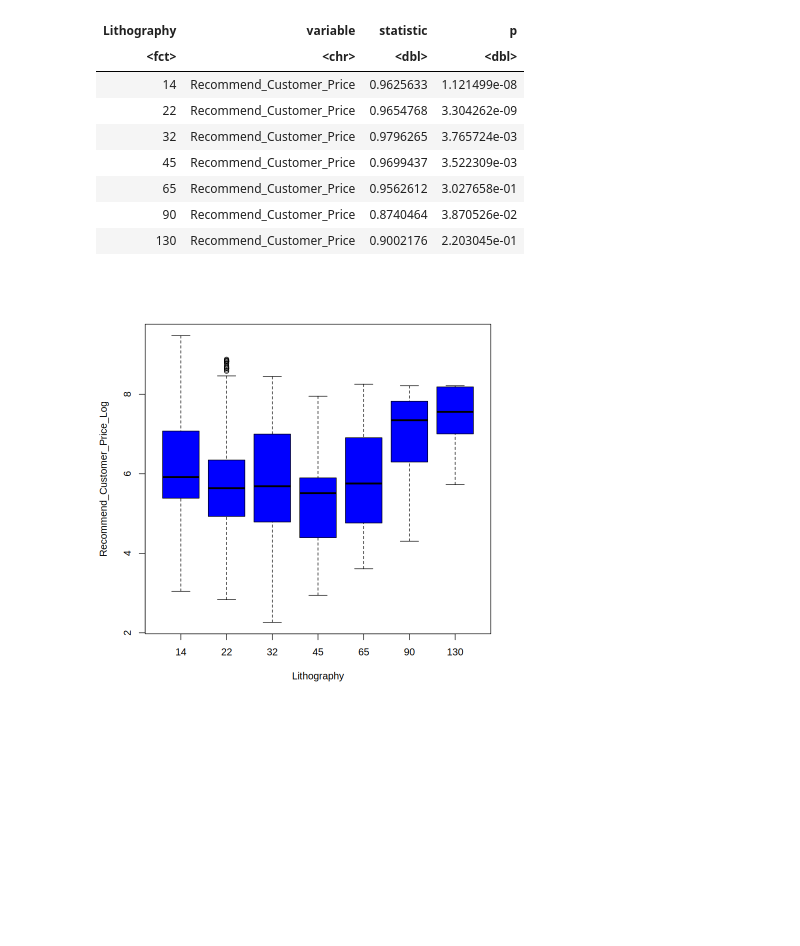
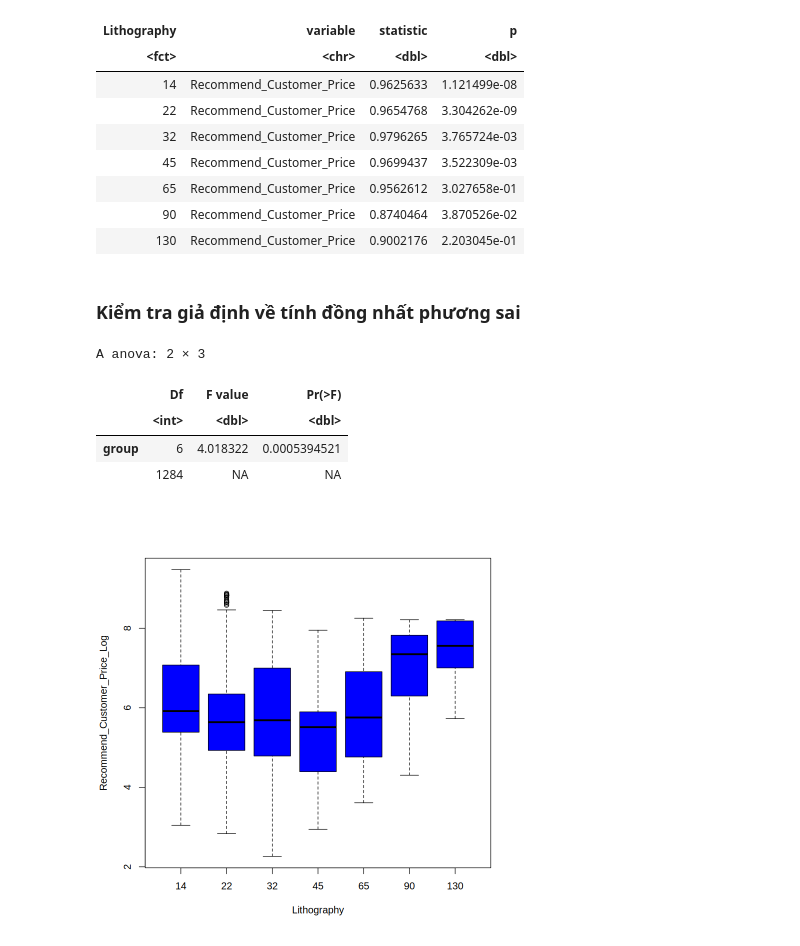
Before and after one commit to Hoangnhat4869/Group18_BTL_xstk, a Jupyter notebook: anova_jupyter.ipynb, the cells around one changed output. Cells and saved outputs as stored; diff of their text form; code cells hidden in the pictures; blank space fills up the shorter version.

```diff
--- a/anova_jupyter.ipynb
+++ b/anova_jupyter.ipynb
@@ -186,4 +235,15 @@ A tibble: 7 × 4
 | 65 | Recommend_Customer_Price | 0.9562612 | 3.027658e-01 |
 | 90 | Recommend_Customer_Price | 0.8740464 | 3.870526e-02 |
 | 130 | Recommend_Customer_Price | 0.9002176 | 2.203045e-01 |
+# %% [markdown]
+### Kiểm tra giả định về tính đồng nhất phương sai
+# %%
+# Using Levene Tesst
+leveneTest(Recommend_Customer_Price_Log ~ Lithography)
+# %% [output]
+A anova: 2 × 3
+|  | Df | F value | Pr(>F) |
+|  | <int> | <dbl> | <dbl> |
+| group | 6 | 4.018322 | 0.0005394521 |
+|  | 1284 | NA | NA |
 # %%
```
Also changed, not shown: parts of 9 cells of this notebook.
